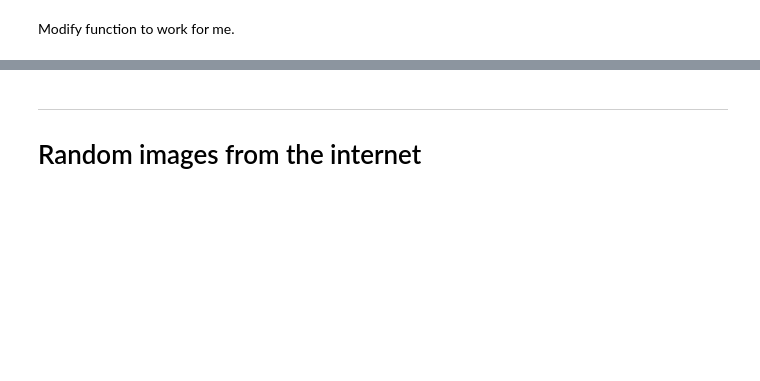
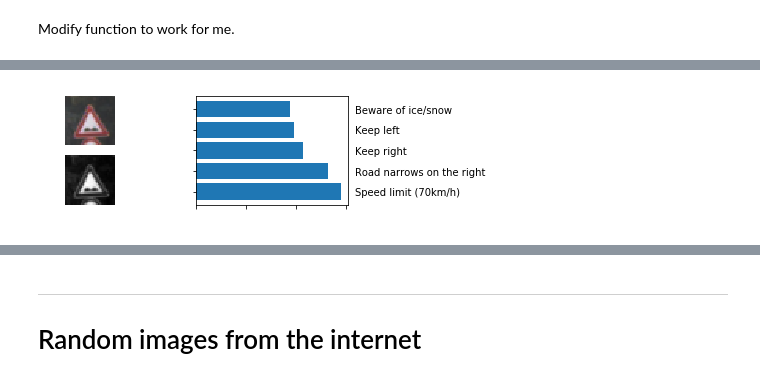
Before and after one commit to fqaiser94/CarND-Traffic-Sign-Classifier-Project, a Jupyter notebook: Traffic_Sign_Classifier-Just code.ipynb, the cells around one changed output, grey strips where cells are left out. Cells and saved outputs as stored; diff of their text form; code cells hidden in the pictures; blank space fills up the shorter version.

```diff
--- a/Traffic_Sign_Classifier-Just code.ipynb
+++ b/Traffic_Sign_Classifier-Just code.ipynb
@@ -1624,0 +1549,4 @@ pyplot.show()
+# %%
+plot_image_statistics(predictions, np.random.randint(low=0,high=len(X_test_processed)))
+# %% [output]
+[figure, added]
```
Also changed, not shown: parts of 29 cells of this notebook, 3 other files.
